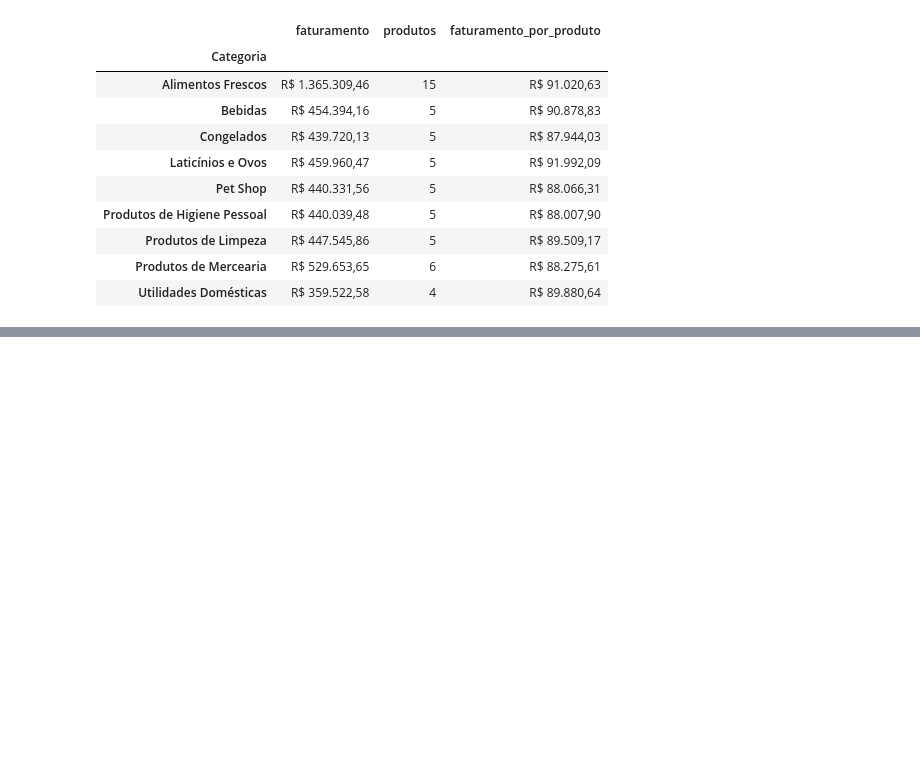
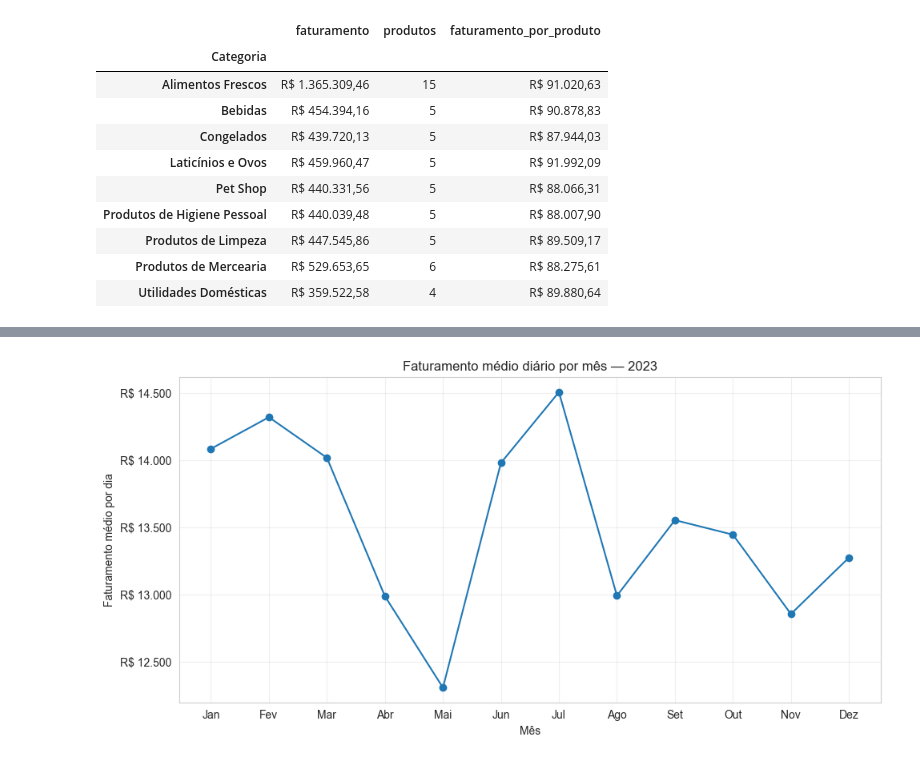
Before and after one commit to fabiojangelni/projeto_analise_exploratoria, a Jupyter notebook: analise_exploratoria_vendas_projeto.ipynb, the cells around one changed output, grey strips where cells are left out. Cells and saved outputs as stored; diff of their text form; code cells hidden in the pictures; blank space fills up the shorter version.

```diff
--- a/analise_exploratoria_vendas_projeto.ipynb
+++ b/analise_exploratoria_vendas_projeto.ipynb
@@ -761,0 +846,93 @@ Insight
+# %%
+import pandas as pd
+import matplotlib.pyplot as plt
+from matplotlib.ticker import FuncFormatter
+
+# Preparação
+df["Data"] = pd.to_datetime(df["Data"])
+
+def formatar_reais(valor, _):
+    return f"R$ {valor:,.0f}".replace(",", "X").replace(".", ",").replace("X", ".")
+
+meses = [
+    "Jan", "Fev", "Mar", "Abr", "Mai", "Jun",
+    "Jul", "Ago", "Set", "Out", "Nov", "Dez"
+]
+dias_semana = ["Seg", "Ter", "Qua", "Qui", "Sex", "Sáb", "Dom"]
+
+# Soma as vendas de todos os produtos em cada data
+vendas_diarias = (
+    df.groupby("Data")
+      .agg(
+          faturamento=("Total_Venda", "sum"),
+          promocao=("Desconto", lambda descontos: (descontos > 0).all())
+      )
+      .reset_index()
+)
+
+vendas_diarias["Mes"] = vendas_diarias["Data"].dt.month
+vendas_diarias["Dia_semana"] = vendas_diarias["Data"].dt.dayofweek
+
+# 1. Faturamento médio por dia em cada mês
+media_mensal = vendas_diarias.groupby("Mes")["faturamento"].mean()
+
+fig, ax = plt.subplots(figsize=(10, 5))
+ax.plot(media_mensal.index, media_mensal.values, marker="o")
+ax.set_xticks(range(1, 13), meses)
+ax.set_title("Faturamento médio diário por mês — 2023")
+ax.set_xlabel("Mês")
+ax.set_ylabel("Faturamento médio por dia")
+ax.yaxis.set_major_formatter(FuncFormatter(formatar_reais))
+ax.grid(True, alpha=0.3)
+plt.tight_layout()
+plt.show()
+
+# 2. Faturamento médio por dia da semana
+media_semana = vendas_diarias.groupby("Dia_semana")["faturamento"].mean()
+
+fig, ax = plt.subplots(figsize=(9, 5))
+ax.plot(media_semana.index, media_semana.values, marker="o")
+ax.set_xticks(range(7), dias_semana)
+ax.set_title("Faturamento médio por dia da semana — 2023")
+ax.set_xlabel("Dia da semana")
+ax.set_ylabel("Faturamento médio por dia")
+ax.yaxis.set_major_formatter(FuncFormatter(formatar_reais))
+ax.grid(True, alpha=0.3)
+plt.tight_layout()
+plt.show()
+
+# 3. Faturamento diário ao longo do ano; promoções em destaque
+fig, ax = plt.subplots(figsize=(12, 5))
+ax.plot(
+    vendas_diarias["Data"],
+    vendas_diarias["faturamento"],
+    linewidth=1,
+    alpha=0.6,
+    label="Faturamento diário"
+)
+ax.plot(
+    vendas_diarias["Data"],
+    vendas_diarias["faturamento"].rolling(7, min_periods=1).mean(),
+    linewidth=2,
+    label="Média móvel de 7 dias"
+)
+
+dias_promocionais = vendas_diarias[vendas_diarias["promocao"]]
+ax.scatter(
+    dias_promocionais["Data"],
+    dias_promocionais["faturamento"],
+    color="red",
+    s=25,
+    label="Dias promocionais"
+)
+
+ax.set_title("Faturamento diário e dias promocionais — 2023")
+ax.set_xlabel("Data")
+ax.set_ylabel("Faturamento")
+ax.yaxis.set_major_formatter(FuncFormatter(formatar_reais))
+ax.legend()
+ax.grid(True, alpha=0.3)
+plt.tight_layout()
+plt.show()
+# %% [output]
+[figure, added]
```
Also changed, not shown: parts of 5 cells of this notebook.
